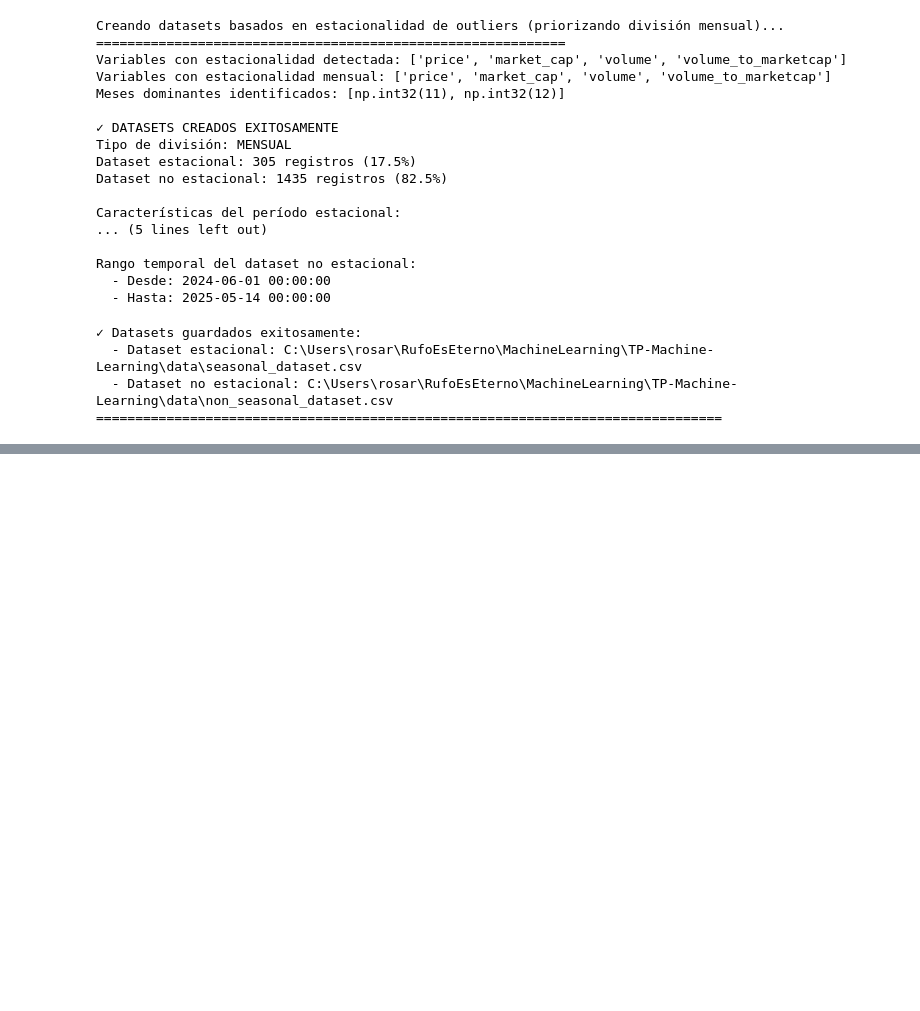
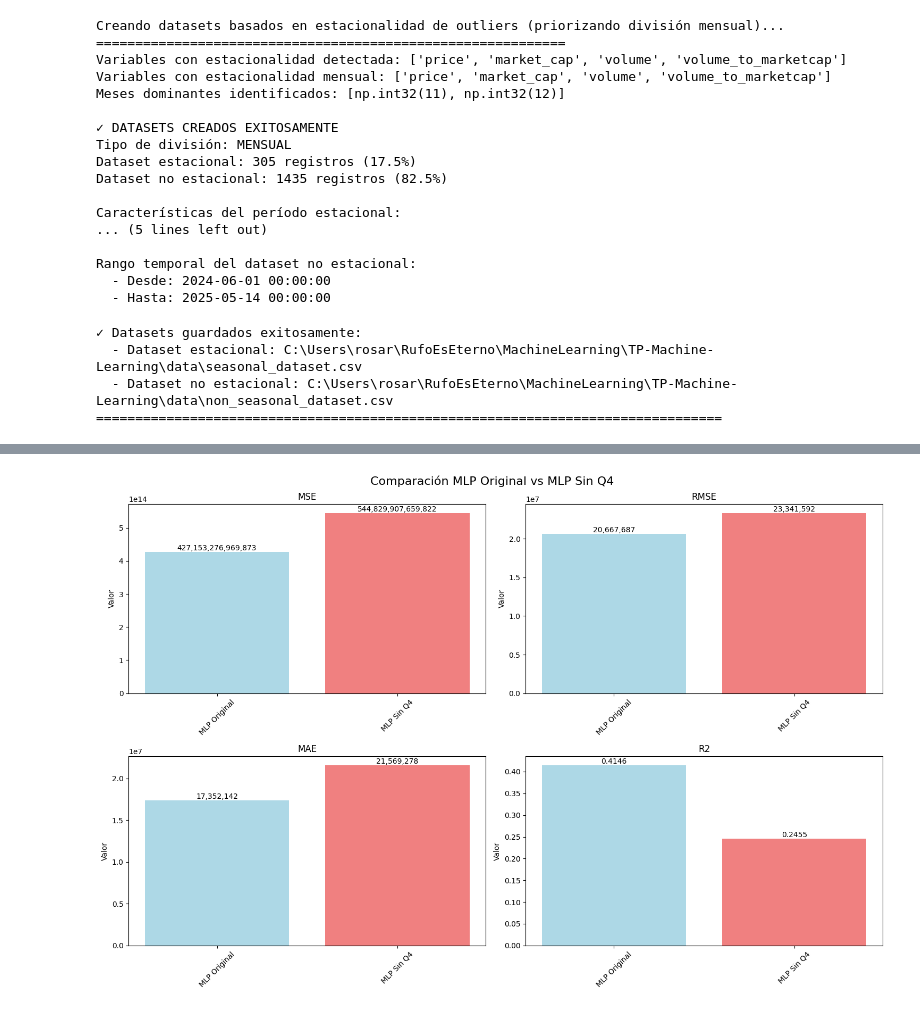
Before and after one commit to Turppie/TP-Machine-Learning, a Jupyter notebook: code/seasonal-outliers.ipynb, the cells around one changed output, grey strips where cells are left out. Cells and saved outputs as stored; diff of their text form; code cells hidden in the pictures; blank space fills up the shorter version.

```diff
--- a/code/seasonal-outliers.ipynb
+++ b/code/seasonal-outliers.ipynb
@@ -736,0 +1550,74 @@ print("="*80)
+# %%
+# Comparar MLP original vs MLP sin Q4
+def compare_mlp_models(mlp_original_metrics, mlp_no_q4_metrics):
+    """Compara el MLP original con el MLP sin Q4"""
+    print("\\n" + "🔄 COMPARACIÓN MLP ORIGINAL vs MLP SIN Q4")
+    print("="*70)
+
+    # Crear DataFrame comparativo
+    comparison_df = pd.DataFrame({
+        'MLP Original': mlp_original_metrics,
+        'MLP Sin Q4': mlp_no_q4_metrics
+    }).T
+
+    print("Métricas de evaluación:")
+    print(comparison_df.round(4))
+
+    # Calcular diferencias
+    print("\\n📊 ANÁLISIS DE DIFERENCIAS:")
+    for metric in ['MSE', 'RMSE', 'MAE', 'R2']:
+        original_val = mlp_original_metrics[metric]
+        no_q4_val = mlp_no_q4_metrics[metric]
+
+        if metric == 'R2':
+            # Para R², mayor es mejor
+            diff = no_q4_val - original_val
+            improvement = "MEJORA" if diff > 0 else "EMPEORA"
+            print(f"{metric}: {original_val:.4f} → {no_q4_val:.4f} ({diff:+.4f}) - {improvement}")
+        else:
+            # Para MSE, RMSE, MAE, menor es mejor
+            diff = no_q4_val - original_val
+            improvement = "MEJORA" if diff < 0 else "EMPEORA"
+            percent_change = (diff / original_val) * 100
+            print(f"{metric}: {original_val:,.2f} → {no_q4_val:,.2f} ({diff:+,.2f}, {percent_change:+.1f}%) - {improvement}")
+
+    return comparison_df
+
+def plot_mlp_comparison(mlp_original_metrics, mlp_no_q4_metrics):
+    """Visualiza la comparación entre los dos modelos MLP"""
+    fig, axes = plt.subplots(2, 2, figsize=(15, 10))
+    fig.suptitle('Comparación MLP Original vs MLP Sin Q4', fontsize=16)
+
+    metrics = ['MSE', 'RMSE', 'MAE', 'R2']
+    colors = ['lightblue', 'lightcoral']
+
+    for i, metric in enumerate(metrics):
+        ax = axes[i//2, i%2]
+
+        models = ['MLP Original', 'MLP Sin Q4']
+        values = [mlp_original_metrics[metric], mlp_no_q4_metrics[metric]]
+
+        bars = ax.bar(models, values, color=colors)
+        ax.set_title(f'{metric}')
+        ax.set_ylabel('Valor')
+
+        # Agregar valores en las barras
+        for bar, value in zip(bars, values):
+            height = bar.get_height()
+            ax.text(bar.get_x() + bar.get_width()/2., height,
+                   f'{value:.4f}' if metric == 'R2' else f'{value:,.0f}',
+                   ha='center', va='bottom')
+
+        # Rotar etiquetas del eje x
+        ax.tick_params(axis='x', rotation=45)
+
+    plt.tight_layout()
+    plt.show()
+
+# Ejecutar comparación si ambos modelos están disponibles
+if 'mlp_metrics' in locals() and 'mlp_metrics_no_q4' in locals():
+    mlp_comparison = compare_mlp_models(mlp_metrics, mlp_metrics_no_q4)
+    plot_mlp_comparison(mlp_metrics, mlp_metrics_no_q4)
+else:
+    print("⚠️ Asegúrate de haber ejecutado ambos entrenamientos de MLP para ver la comparación")
+# %% [output]
@@ -736,0 +1635 @@ print("="*80)
+[figure, added]
```
Also changed, not shown: parts of 20 cells of this notebook.
